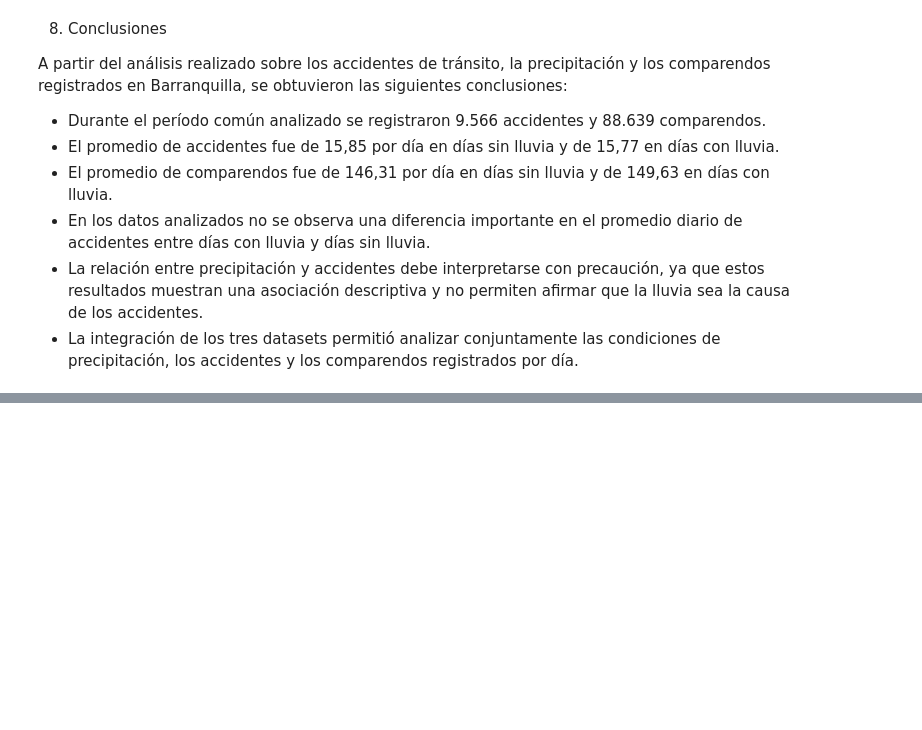
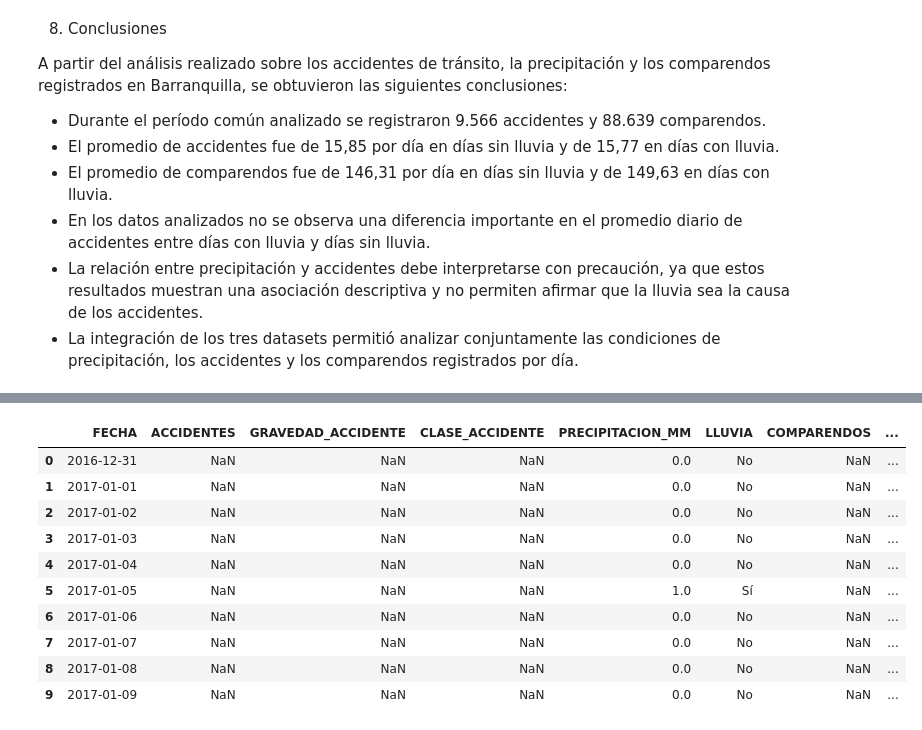
Before and after one commit to Lorenaba/mineria-datos-accidentes-v2, a Jupyter notebook: analisis/analisis_datos.ipynb, the cells around one changed output, grey strips where cells are left out. Saved outputs shown, nothing was run; the diff lists cells and outputs as text; code cells hidden in the pictures; blank space fills up the shorter version.

Commit message:
Integra datasets y actualiza analisis

```diff
--- a/analisis/analisis_datos.ipynb
+++ b/analisis/analisis_datos.ipynb
@@ -919,0 +993,8 @@ A partir del análisis realizado sobre los accidentes de tránsito, la precipita
+# %%
+accidentes_dia = accidentes.groupby("FECHA").agg(
+    ACCIDENTES=("CANTIDAD_ACCIDENTES", "sum"),
+    GRAVEDAD_ACCIDENTE=("GRAVEDAD_ACCIDENTE", lambda x: x.mode()[0] if not x.mode().empty else "Sin dato"),
+    CLASE_ACCIDENTE=("CLASE_ACCIDENTE", lambda x: x.mode()[0] if not x.mode().empty else "Sin dato")
+).reset_index()
+
+display(accidentes_dia.head())
@@ -919,0 +1008,10 @@ A partir del análisis realizado sobre los accidentes de tránsito, la precipita
+# %%
+precipitacion_dia = precipitacion.groupby("FECHA").agg(
+    PRECIPITACION_MM=("valorobservado", "sum")
+).reset_index()
+
+precipitacion_dia["LLUVIA"] = precipitacion_dia["PRECIPITACION_MM"].apply(
+    lambda x: "Sí" if x > 0 else "No"
+)
+
+display(precipitacion_dia.head())
@@ -919,0 +1025,10 @@ A partir del análisis realizado sobre los accidentes de tránsito, la precipita
+# %%
+comparendos_dia = comparendos.groupby("FECHA").agg(
+    COMPARENDOS=("CANTIDAD_INFRACCIONES", "sum"),
+    COD_INFRACCION=("COD_INFRACCION", lambda x: x.mode()[0] if not x.mode().empty else "Sin dato"),
+    TIPO_INFRACCION=("TIPO_INFRACCION", lambda x: x.mode()[0] if not x.mode().empty else "Sin dato"),
+    CLASE_VEHICULO_INFRACTOR=("CLASE_VEHICULO_INFRACTOR", lambda x: x.mode()[0] if not x.mode().empty else "Sin dato"),
+    SERVICIO_VEHICULO_INFRACTOR=("SERVICIO_VEHICULO_INFRACTOR", lambda x: x.mode()[0] if not x.mode().empty else "Sin dato")
+).reset_index()
+
+display(comparendos_dia.head())
@@ -919,0 +1042,26 @@ A partir del análisis realizado sobre los accidentes de tránsito, la precipita
+# %%
+dataset_integrado = accidentes_dia.merge(
+    precipitacion_dia,
+    on="FECHA",
+    how="outer"
+).merge(
+    comparendos_dia,
+    on="FECHA",
+    how="outer"
+)
+
+dataset_integrado = dataset_integrado.sort_values("FECHA").reset_index(drop=True)
+
+display(dataset_integrado.head(10))
+# %% [output]
+|  | FECHA | ACCIDENTES | GRAVEDAD_ACCIDENTE | CLASE_ACCIDENTE | PRECIPITACION_MM | LLUVIA | COMPARENDOS | ... |
+| 0 | 2016-12-31 | NaN | NaN | NaN | 0.0 | No | NaN | ... |
+| 1 | 2017-01-01 | NaN | NaN | NaN | 0.0 | No | NaN | ... |
+| 2 | 2017-01-02 | NaN | NaN | NaN | 0.0 | No | NaN | ... |
+| 3 | 2017-01-03 | NaN | NaN | NaN | 0.0 | No | NaN | ... |
+| 4 | 2017-01-04 | NaN | NaN | NaN | 0.0 | No | NaN | ... |
+| 5 | 2017-01-05 | NaN | NaN | NaN | 1.0 | Sí | NaN | ... |
+| 6 | 2017-01-06 | NaN | NaN | NaN | 0.0 | No | NaN | ... |
+| 7 | 2017-01-07 | NaN | NaN | NaN | 0.0 | No | NaN | ... |
+| 8 | 2017-01-08 | NaN | NaN | NaN | 0.0 | No | NaN | ... |
+| 9 | 2017-01-09 | NaN | NaN | NaN | 0.0 | No | NaN | ... |
```
Also changed, not shown: parts of 9 cells of this notebook, 1 other file.
